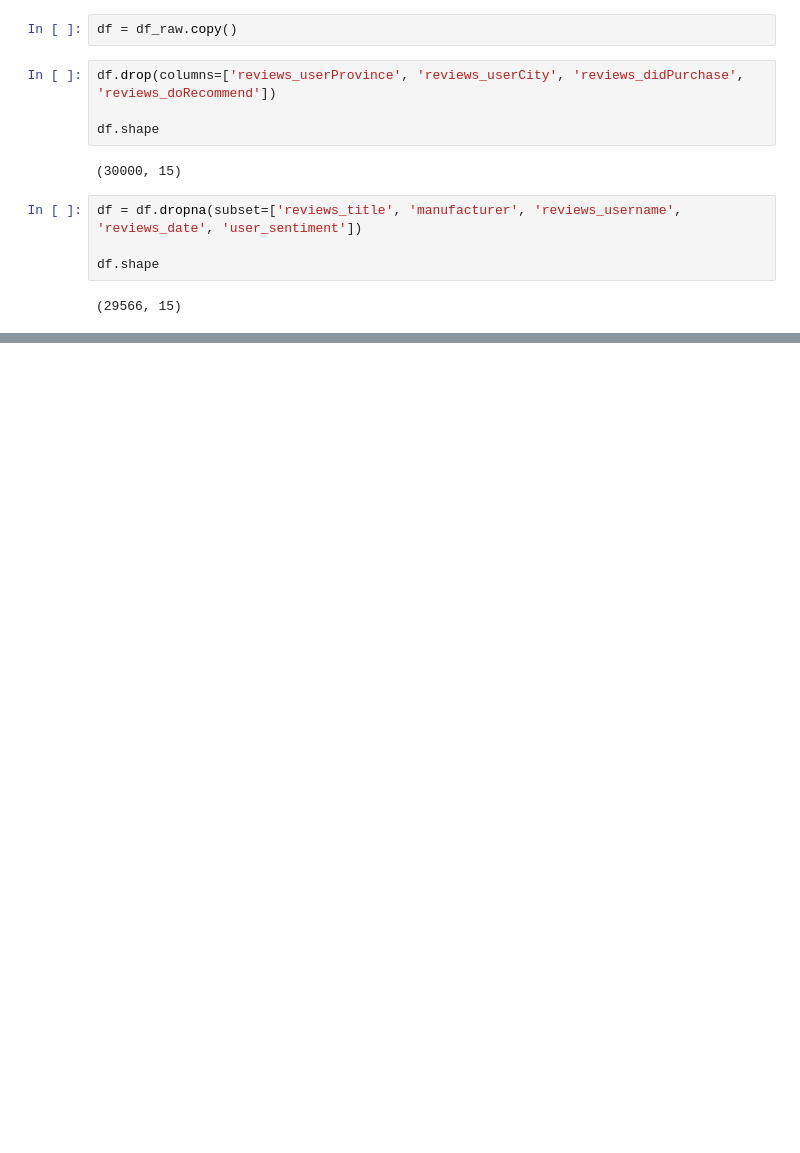
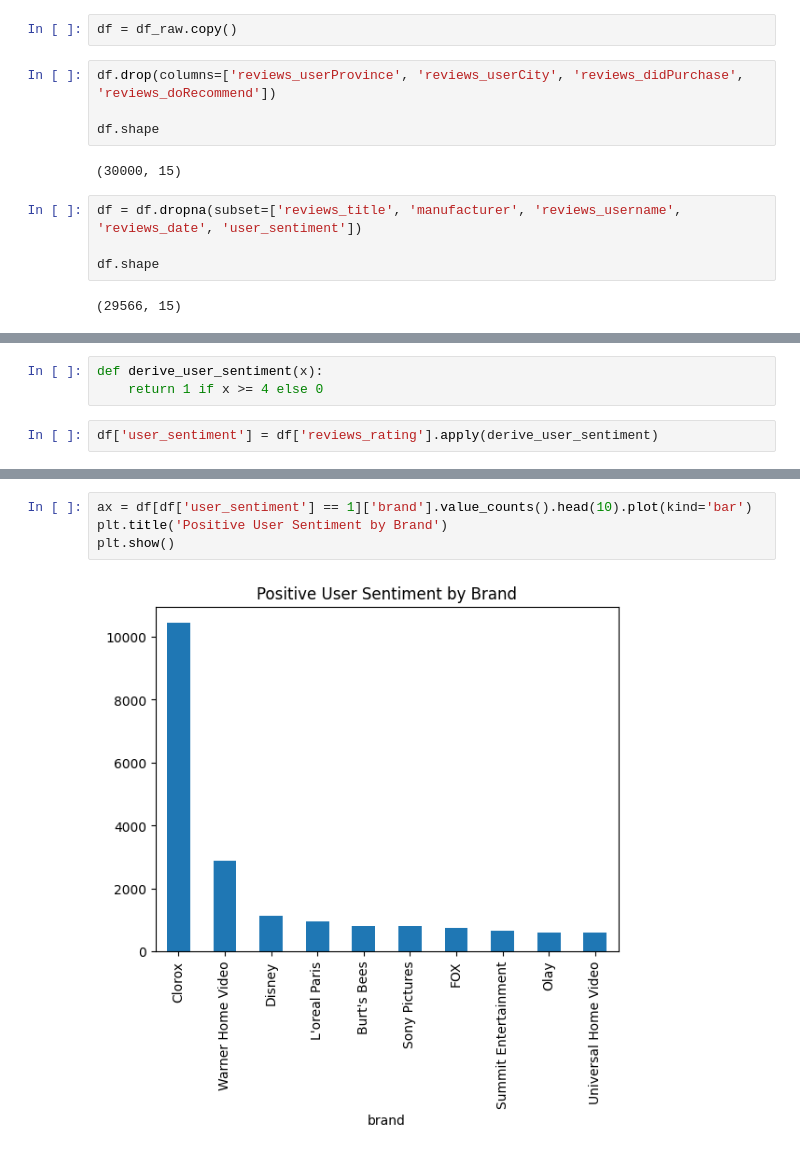
Before and after one commit to uvarajthulasiram/Capstone, a Jupyter notebook: notebooks/recommender.ipynb, the cells around one changed output, grey strips where cells are left out. Saved outputs shown, nothing was run; the diff lists cells and outputs as text; blank space fills up the shorter version.

```diff
--- a/notebooks/recommender.ipynb
+++ b/notebooks/recommender.ipynb
@@ -112,0 +166,5 @@ plt.show()
+# %%
+def derive_user_sentiment(x):
+    return 1 if x >= 4 else 0
+# %%
+df['user_sentiment'] = df['reviews_rating'].apply(derive_user_sentiment)
@@ -112,0 +179,6 @@ plt.show()
+# %%
+ax = df[df['user_sentiment'] == 1]['brand'].value_counts().head(10).plot(kind='bar')
+plt.title('Positive User Sentiment by Brand')
+plt.show()
+# %% [output]
+[figure, added]
```
Also changed, not shown: parts of 11 cells of this notebook, 2 other files.
